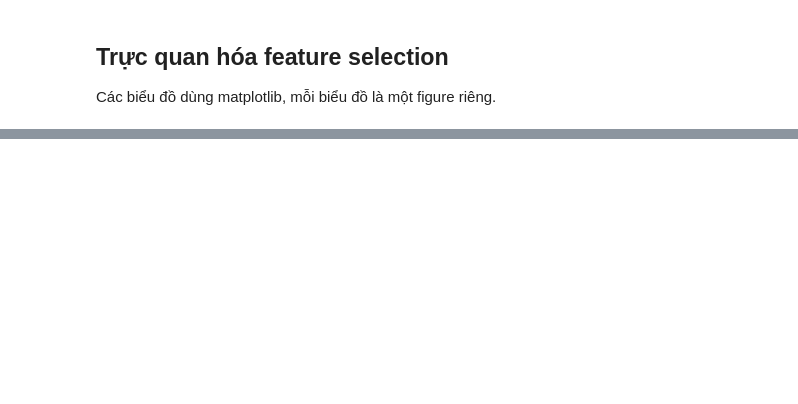
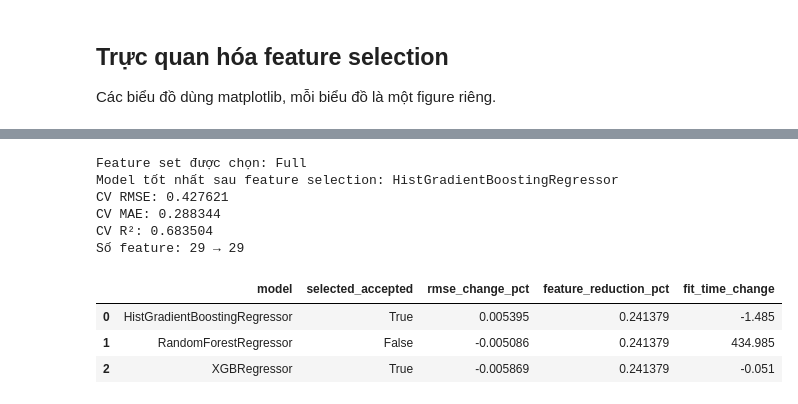
Before and after one commit to pamern/airbnb-analytics-platform, a Jupyter notebook: notebooks/03_price_modeling.ipynb, the cells around one changed output, grey strips where cells are left out. Cells and saved outputs as stored; diff of their text form; code cells hidden in the pictures; blank space fills up the shorter version.

```diff
--- a/notebooks/03_price_modeling.ipynb
+++ b/notebooks/03_price_modeling.ipynb
@@ -4502,0 +2101,76 @@ display(Markdown(model_explainability_comment))
+# %%
+if feature_selection_model_summary.empty:
+    best_feature_set = None
+    best_model_after_feature_selection = None
+    selected_acceptance = pd.DataFrame()
+    print("Chưa có kết quả feature selection để kết luận.")
+else:
+    selected_acceptance_rows = []
+    for model_name in feature_selection_model_summary["model"].unique():
+        model_rows = feature_selection_model_summary.query("model == @model_name")
+        full_row = model_rows.query("feature_set == 'Full'")
+        selected_row = model_rows.query("feature_set == 'Selected'")
+        if full_row.empty or selected_row.empty:
+            continue
+
+        full_row = full_row.iloc[0]
+        selected_row = selected_row.iloc[0]
+        rmse_change_pct = (selected_row["rmse_mean"] - full_row["rmse_mean"]) / full_row["rmse_mean"]
+        rmse_std_change = selected_row["rmse_std"] - full_row["rmse_std"]
+        feature_reduction_pct = 1 - (len(selected_features) / len(all_original_features))
+        fit_time_change = selected_row["fit_time_mean"] - full_row["fit_time_mean"]
+        selected_accepted = (
+            rmse_change_pct <= 0.01
+            and feature_reduction_pct > 0
+            and rmse_std_change <= max(0.02, full_row["rmse_std"] * 0.5)
+            and fit_time_change <= max(1.0, full_row["fit_time_mean"] * 0.2)
+        )
+        selected_acceptance_rows.append({
+            "model": model_name,
+            "selected_accepted": selected_accepted,
+            "rmse_change_pct": rmse_change_pct,
+            "feature_reduction_pct": feature_reduction_pct,
+            "fit_time_change": fit_time_change,
+        })
+
+    selected_acceptance = pd.DataFrame(selected_acceptance_rows)
+    candidate_summary = feature_selection_model_summary.merge(
+        selected_acceptance[["model", "selected_accepted"]],
+        on="model",
+        how="left",
+    )
+    candidate_summary["candidate_allowed"] = (
+        (candidate_summary["feature_set"] == "Full")
+        | candidate_summary["selected_accepted"].fillna(False)
+    )
+    best_row = (
+        candidate_summary
+        .query("candidate_allowed")
+        .sort_values(
+            ["rmse_mean", "mae_mean", "r2_mean", "rmse_std"],
+            ascending=[True, True, False, True],
+        )
+        .iloc[0]
+    )
+
+    best_feature_set = best_row["feature_set"]
+    best_model_after_feature_selection = best_row["model"]
+    print(f"Feature set được chọn: {best_feature_set}")
+    print(f"Model tốt nhất sau feature selection: {best_model_after_feature_selection}")
+    print(f"CV RMSE: {best_row['rmse_mean']:.6f}")
+    print(f"CV MAE: {best_row['mae_mean']:.6f}")
+    print(f"CV R²: {best_row['r2_mean']:.6f}")
+    print(f"Số feature: {len(all_original_features)} → {len(selected_features) if best_feature_set == 'Selected' else len(all_original_features)}")
+
+selected_acceptance
+# %% [output]
+Feature set được chọn: Full
+Model tốt nhất sau feature selection: HistGradientBoostingRegressor
+CV RMSE: 0.427621
+CV MAE: 0.288344
+CV R²: 0.683504
+Số feature: 29 → 29
+|  | model | selected_accepted | rmse_change_pct | feature_reduction_pct | fit_time_change |
+| 0 | HistGradientBoostingRegressor | True | 0.005395 | 0.241379 | -1.485 |
+| 1 | RandomForestRegressor | False | -0.005086 | 0.241379 | 434.985 |
+| 2 | XGBRegressor | True | -0.005869 | 0.241379 | -0.051 |
```
Also changed, not shown: parts of 80 cells of this notebook.
